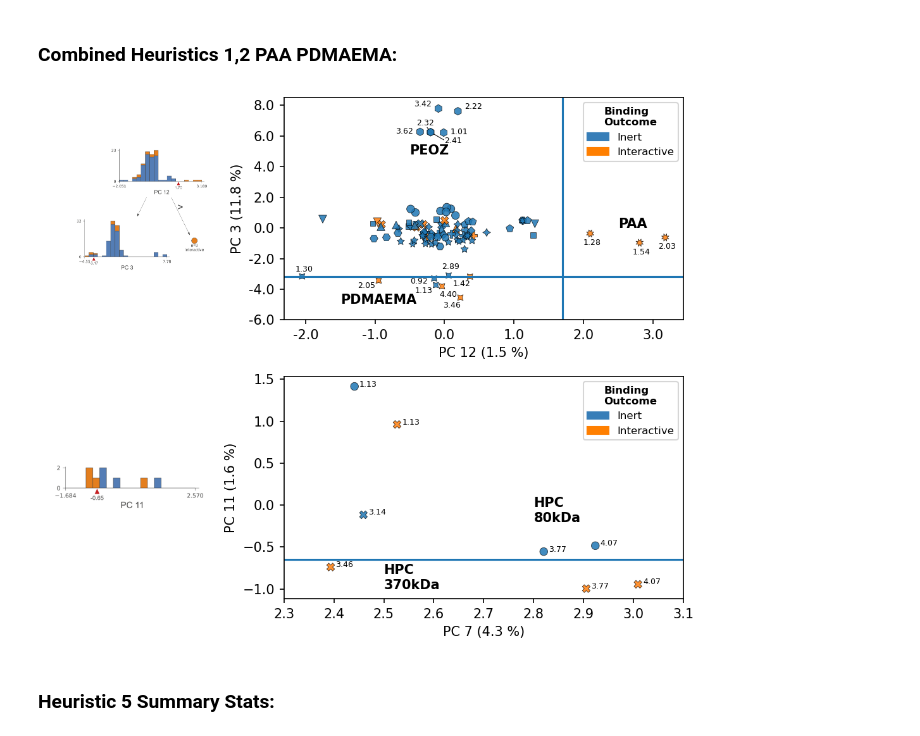
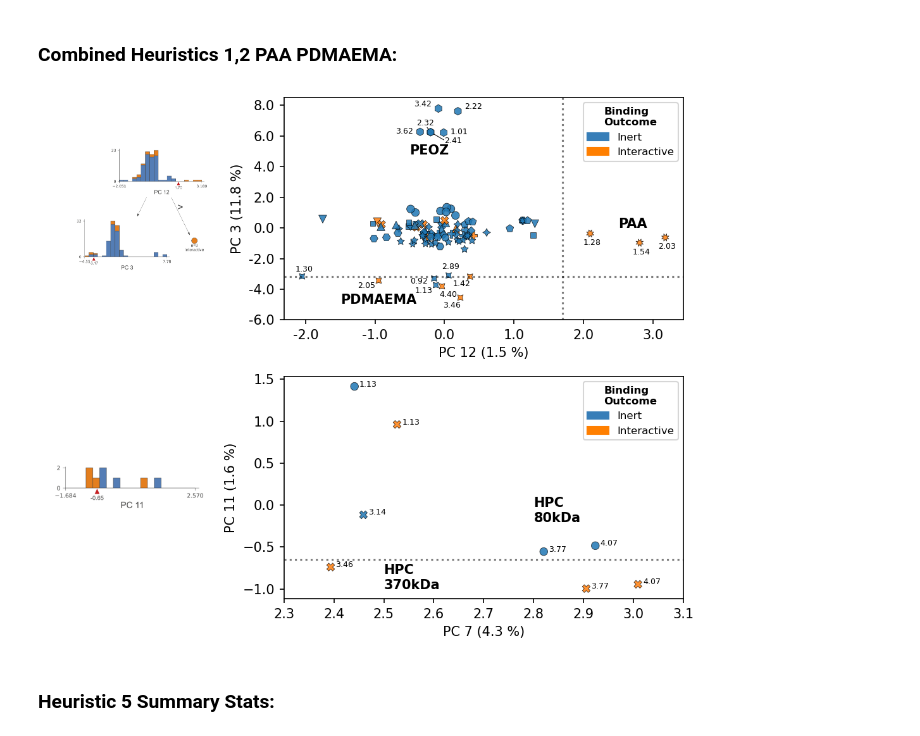
Before and after one commit to Frank-Gu-Lab/infrno, a Jupyter notebook: notebooks/final_model_paper_CDE_rs148.ipynb, the cells around one changed output. Drawn from its saved outputs; the diff is of its cells as text; code cells hidden in the pictures.

Commit message:
Update decision boundary to dotted line with alpha

```diff
--- a/notebooks/final_model_paper_CDE_rs148.ipynb
+++ b/notebooks/final_model_paper_CDE_rs148.ipynb
@@ -709,8 +710,8 @@ g.legend(handles = [inert_patches,interactive_patches],
           loc='upper right', title_fontproperties={'weight': 'bold', 'size':8},
          title='Binding\nOutcome', fontsize=8)
 
-axd['D'].axvline(x=1.7)
-axd['D'].axhline(y=-3.171)
+axd['D'].axvline(x=1.7, color = 'k', ls = ':', alpha = 0.5)
+axd['D'].axhline(y=-3.171, color = 'k', ls = ':', alpha = 0.5)
 axd['D'].set_ylim(-6, 8.5)
 
 for ix, proton in full_dataset.iterrows():
@@ -775,13 +776,12 @@ axd['D'].set_ylabel(f"PC 3 (11.8 %)")
 h = sns.scatterplot(data=hpc_leaf, x=7, y=11, hue='bind',
                     edgecolor='k', linewidth=0.35, ax=axd['H'], style = 'polymer_id',alpha = 0.85)
 
-#legend_labels, _ = axd['H'].get_legend_handles_labels()
 
 h.legend(handles = [inert_patches,interactive_patches],
          loc='upper right', title_fontproperties={'weight': 'bold', 'size':8},
          title='Binding\nOutcome', fontsize=8)
 
-axd['H'].axhline(y=-0.647)
+axd['H'].axhline(y=-0.647, color = 'k', ls = ':', alpha = 0.5)
 axd['H'].set_xlim(2.3, 3.1)
 
 for ix, proton in hpc_leaf.iterrows():
@@ -800,34 +800,34 @@ for ix, proton in hpc_leaf.iterrows():
         elif proton['proton_id'].replace(" ", "") == 'HPC370k3.46':
             axd['H'].text(s=ppm, x=proton[7]+0.01, y=proton[11], fontsize = annot_size)
 
         elif proton['proton_id'].replace(" ", "") == 'HPC370k3.77':
             axd['H'].text(s=ppm, x=proton[7]+0.01, y=proton[11], fontsize = annot_size)
 
         elif proton['proton_id'].replace(" ", "") == 'HPC80k3.77':
             axd['H'].text(s=ppm, x=proton[7]+0.01, y=proton[11], fontsize = annot_size)
 
         elif proton['proton_id'].replace(" ", "") == 'HPC370k4.07':
             axd['H'].text(s=ppm, x=proton[7]+0.01, y=proton[11], fontsize = annot_size)
 
         elif proton['proton_id'].replace(" ", "") == 'HPC80k4.07':
             axd['H'].text(s=ppm, x=proton[7]+0.01, y=proton[11], fontsize = annot_size)
 
 axd['H'].text(s="HPC\n370kDa", x=2.5, y=-1, fontweight = 'bold')
 axd['H'].text(s="HPC\n80kDa", x=2.8, y=-0.2, fontweight='bold')
 
 # ax labels
 axd['H'].set_xlabel(f"PC 7 ({str(np.round(expvar_lookup[6],3)*100)} %)")
 axd['H'].set_ylabel(f"PC 11 ({str(np.round(expvar_lookup[10],3)*100)} %)")
 
 fig.patch.set_facecolor('white')
 plt.tight_layout()
 
 # save as png, svg
 plt.savefig("../figures/main/paa_pdmaema_hpc.png", dpi=1200)
 plt.savefig("../figures/main/paa_pdmaema_hpc.svg", dpi=1200)
 plt.show()
 # %% [output]
-[figure, old version]
+[figure, new version]
 # %% [markdown]
 ### Heuristic 5 Summary Stats:
 # %%
```
Also changed, not shown: parts of 4 cells of this notebook, 10 other files.
